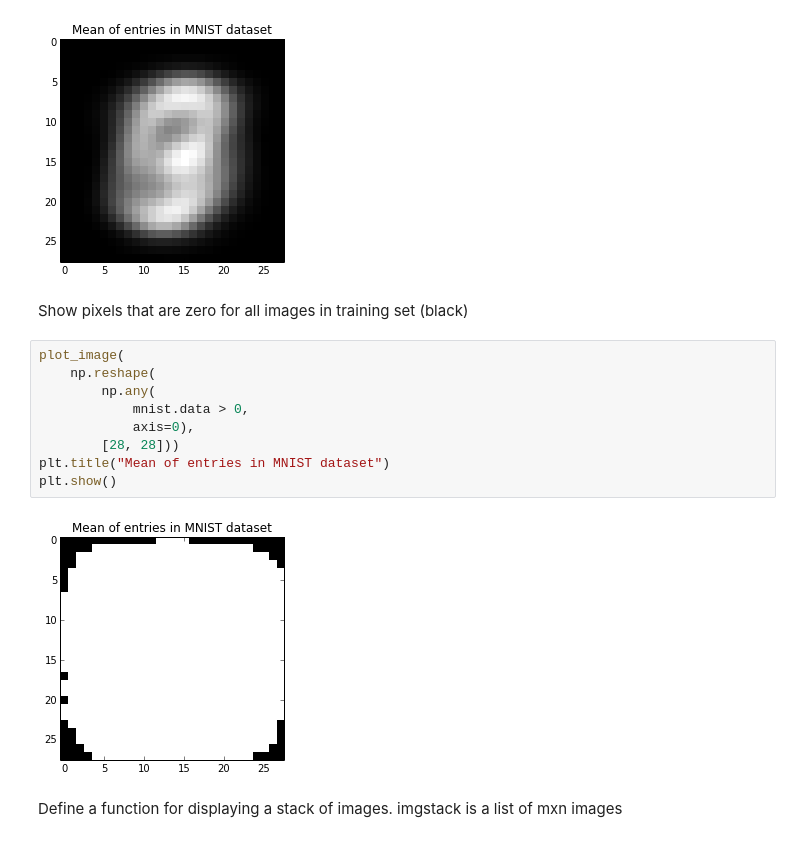
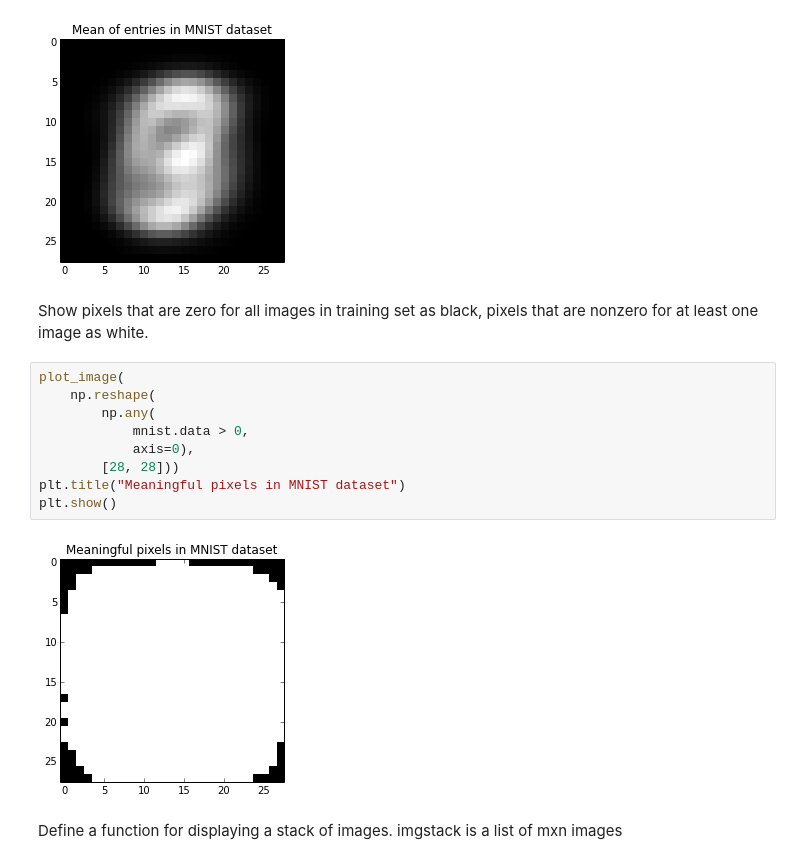
Before and after one commit to cos495/code, a Jupyter notebook: MNIST-Intro_Python.ipynb, the cells around one changed output. Drawn from its saved outputs; the diff is of its cells as text.

```diff
--- a/MNIST-Intro_Python.ipynb
+++ b/MNIST-Intro_Python.ipynb
@@ -58,18 +58,18 @@ plt.show()
 # %% [output]
 [figure]
 # %% [markdown]
-Show pixels that are zero for all images in training set (black)
+Show pixels that are zero for all images in training set as black, pixels that are nonzero for at least one image as white.
 # %%
 plot_image(
     np.reshape(
         np.any(
             mnist.data > 0,
             axis=0),
         [28, 28]))
-plt.title("Mean of entries in MNIST dataset")
+plt.title("Meaningful pixels in MNIST dataset")
 plt.show()
 # %% [output]
-[figure, old version]
+[figure, new version]
 # %% [markdown]
 Define a function for displaying a stack of images.
 imgstack is a list of mxn images
```
Also changed, not shown: 1 other file.
